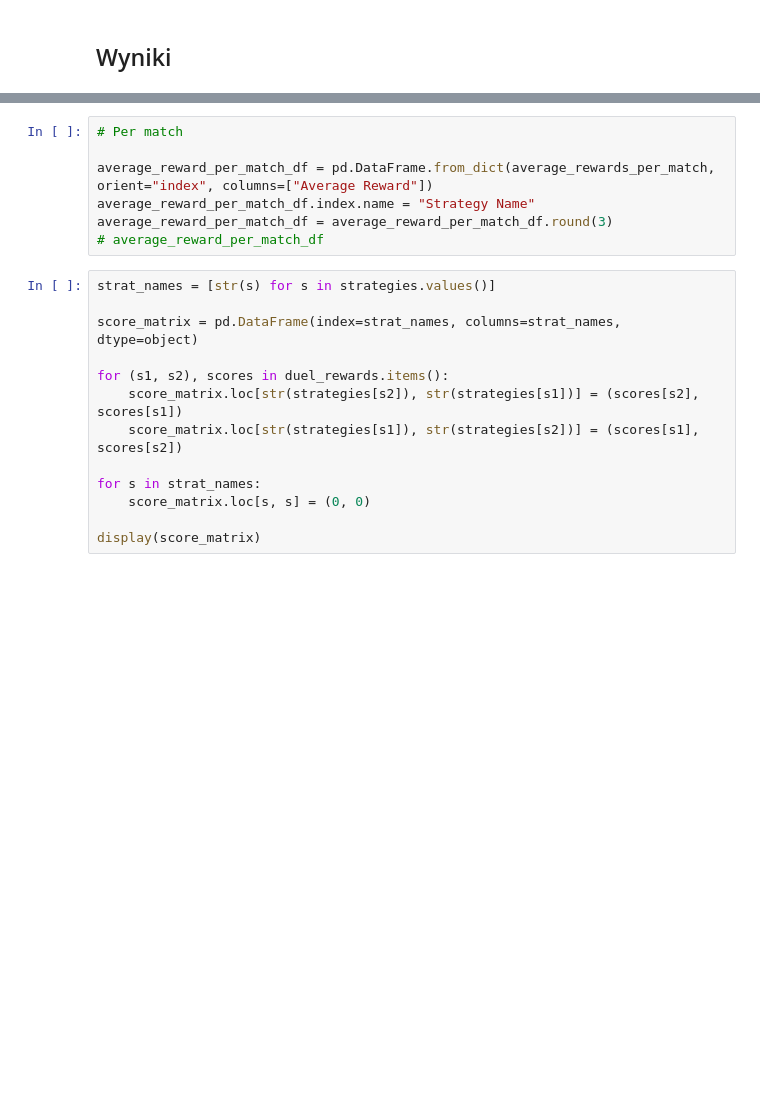
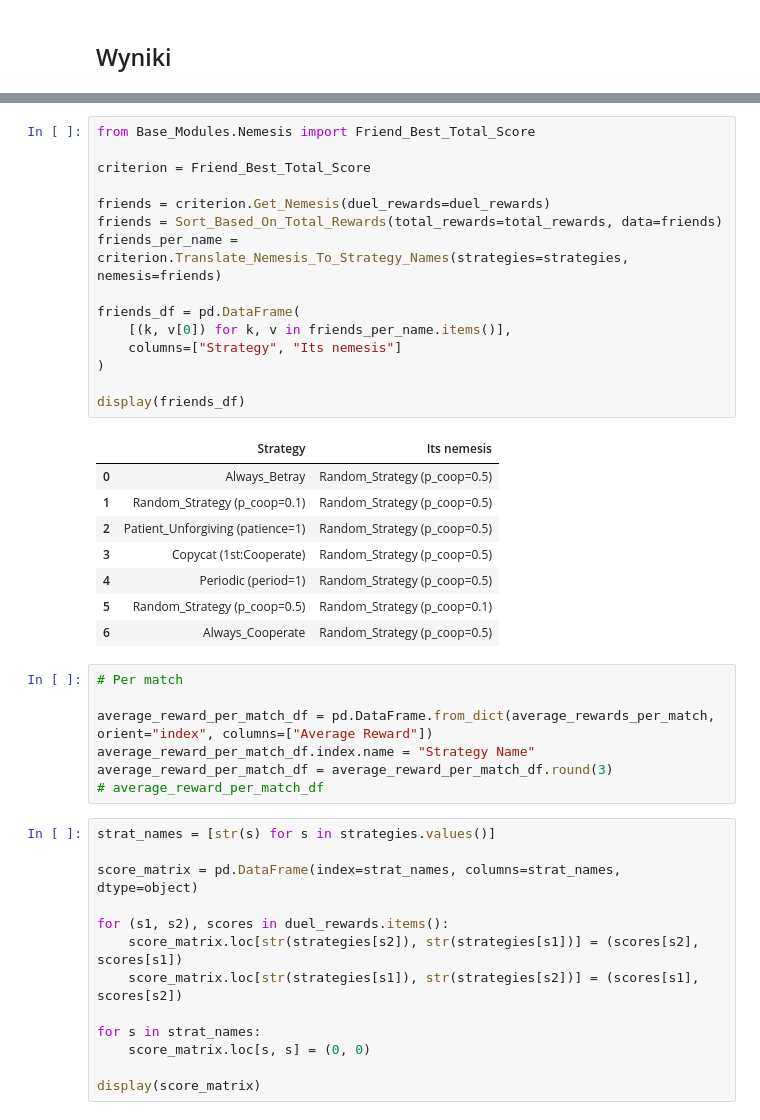
Before and after one commit to A-Rozmarynowicz/Prisoners_Dilemma_Simulator, a Jupyter notebook: source/main.ipynb, the cells around one changed output, grey strips where cells are left out. Cells and saved outputs as stored; diff of their text form; blank space fills up the shorter version.

```diff
--- a/source/main.ipynb
+++ b/source/main.ipynb
@@ -106,3 +123,27 @@ display(nemesis_df)
+# %%
+from Base_Modules.Nemesis import Friend_Best_Total_Score
+
+criterion = Friend_Best_Total_Score
+
+friends = criterion.Get_Nemesis(duel_rewards=duel_rewards)
+friends = Sort_Based_On_Total_Rewards(total_rewards=total_rewards, data=friends)
+friends_per_name = criterion.Translate_Nemesis_To_Strategy_Names(strategies=strategies, nemesis=friends)
+
+friends_df = pd.DataFrame(
+    [(k, v[0]) for k, v in friends_per_name.items()],
+    columns=["Strategy", "Its nemesis"]
+)
+
+display(friends_df)
+# %% [output]
+|  | Strategy | Its nemesis |
+| 0 | Always_Betray | Random_Strategy (p_coop=0.5) |
+| 1 | Random_Strategy (p_coop=0.1) | Random_Strategy (p_coop=0.5) |
+| 2 | Patient_Unforgiving (patience=1) | Random_Strategy (p_coop=0.5) |
+| 3 | Copycat (1st:Cooperate) | Random_Strategy (p_coop=0.5) |
+| 4 | Periodic (period=1) | Random_Strategy (p_coop=0.5) |
+| 5 | Random_Strategy (p_coop=0.5) | Random_Strategy (p_coop=0.1) |
+| 6 | Always_Cooperate | Random_Strategy (p_coop=0.5) |
 # %%
 # Per match
 
```
Also changed, not shown: parts of 11 cells of this notebook, 1 other file.
